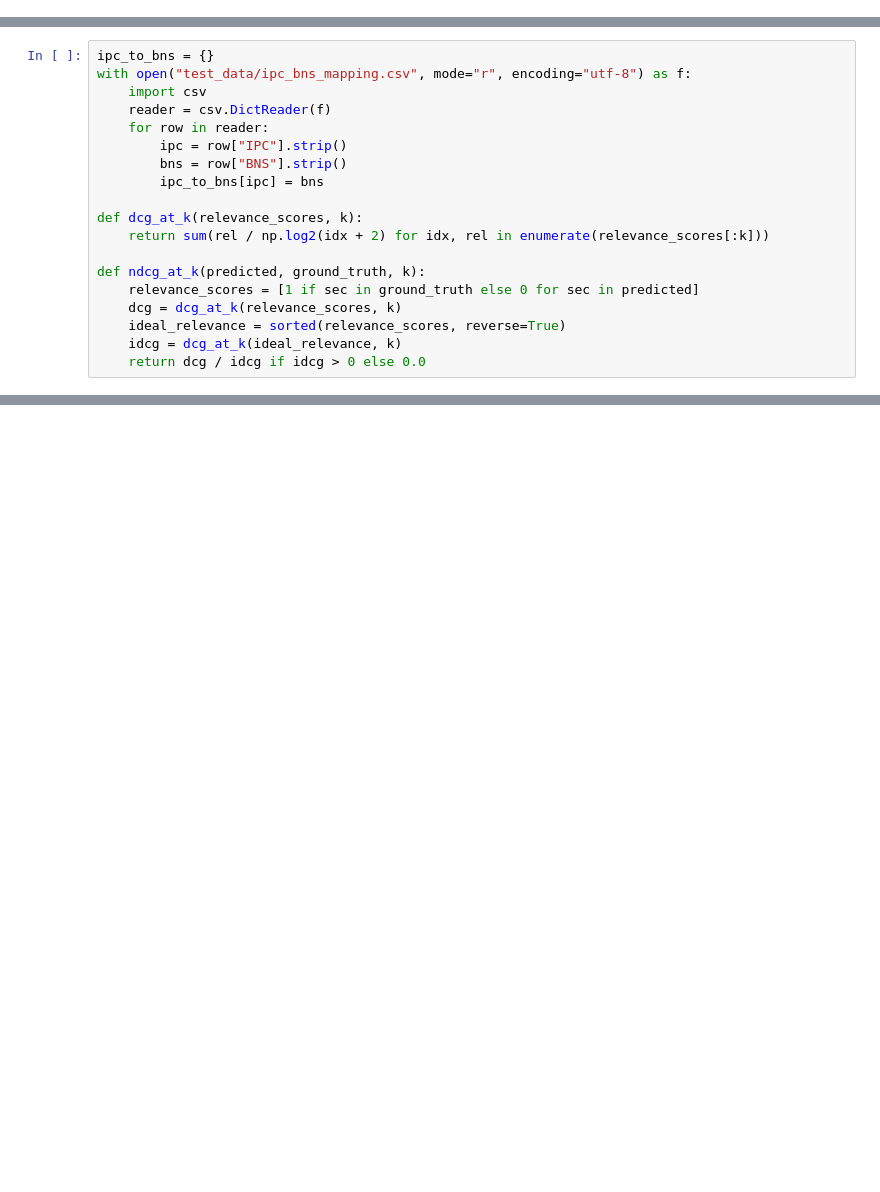
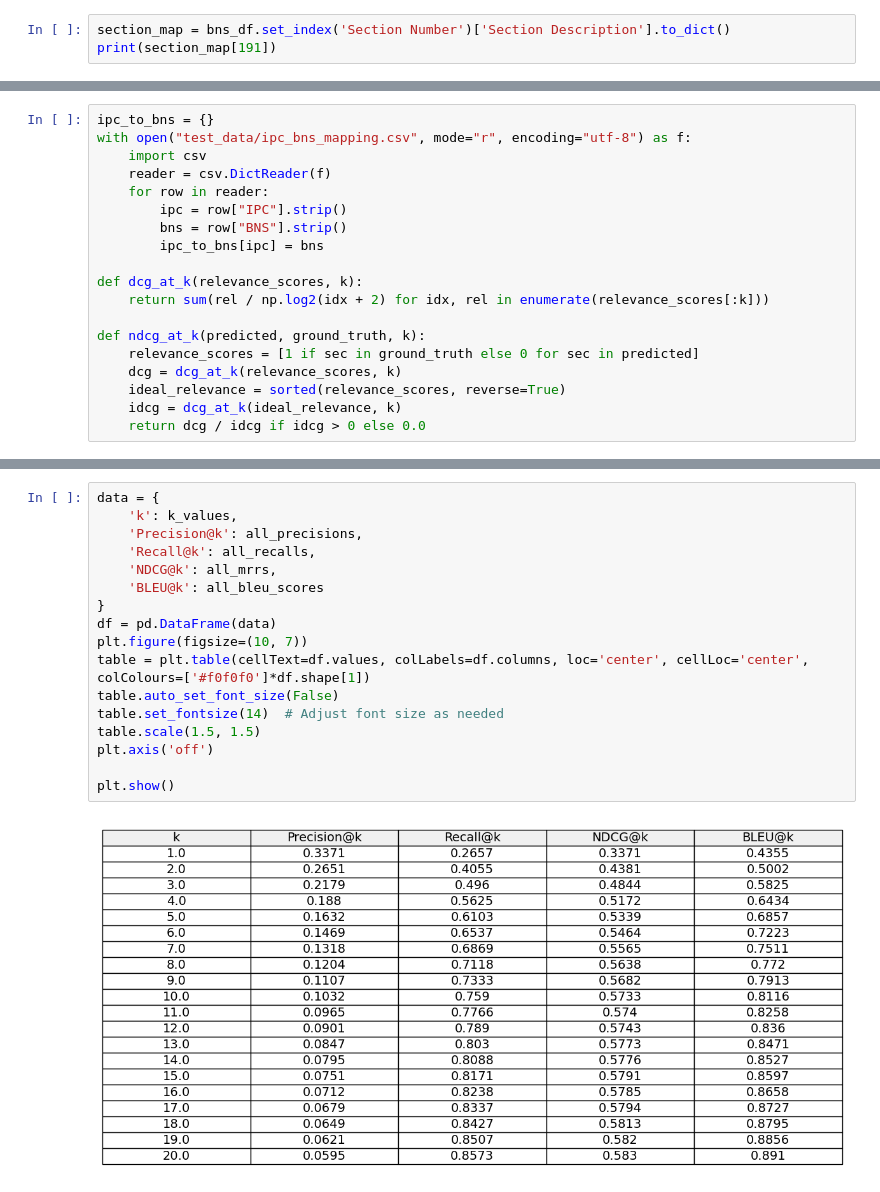
Before and after one commit to pankti13/BNS_AI_Assistant, a Jupyter notebook: evaluate_metrics/evaluate.ipynb, the cells around one changed output, grey strips where cells are left out. Saved outputs shown, nothing was run; the diff lists cells and outputs as text; blank space fills up the shorter version.

```diff
--- a/evaluate_metrics/evaluate.ipynb
+++ b/evaluate_metrics/evaluate.ipynb
@@ -21,0 +32,3 @@ test_df.head()
+# %%
+section_map = bns_df.set_index('Section Number')['Section Description'].to_dict()
+print(section_map[191])
@@ -159,0 +226,19 @@ plt.show()
+# %%
+data = {
+    'k': k_values,
+    'Precision@k': all_precisions,
+    'Recall@k': all_recalls,
+    'NDCG@k': all_mrrs,
+    'BLEU@k': all_bleu_scores
+}
+df = pd.DataFrame(data)
+plt.figure(figsize=(10, 7))
+table = plt.table(cellText=df.values, colLabels=df.columns, loc='center', cellLoc='center', colColours=['#f0f0f0']*df.shape[1])
+table.auto_set_font_size(False)
+table.set_fontsize(14)  # Adjust font size as needed
+table.scale(1.5, 1.5)
+plt.axis('off')
+
+plt.show()
+# %% [output]
+[figure, added]
```
Also changed, not shown: parts of 10 cells of this notebook.
